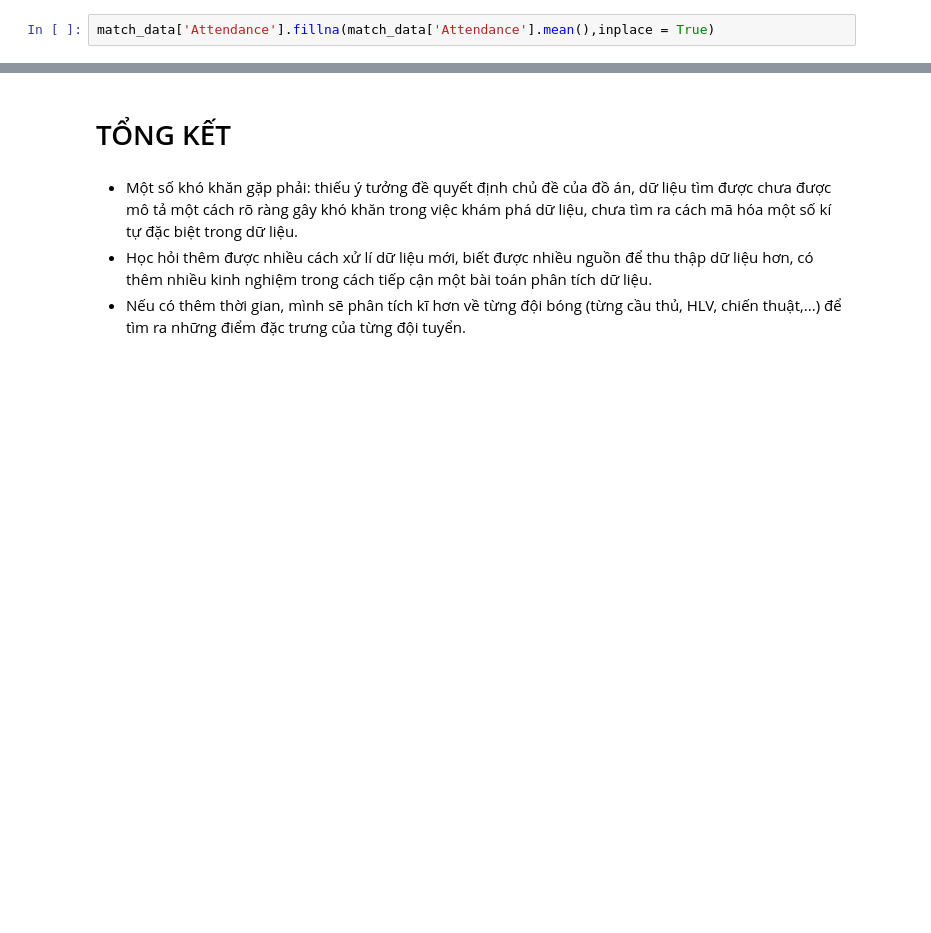
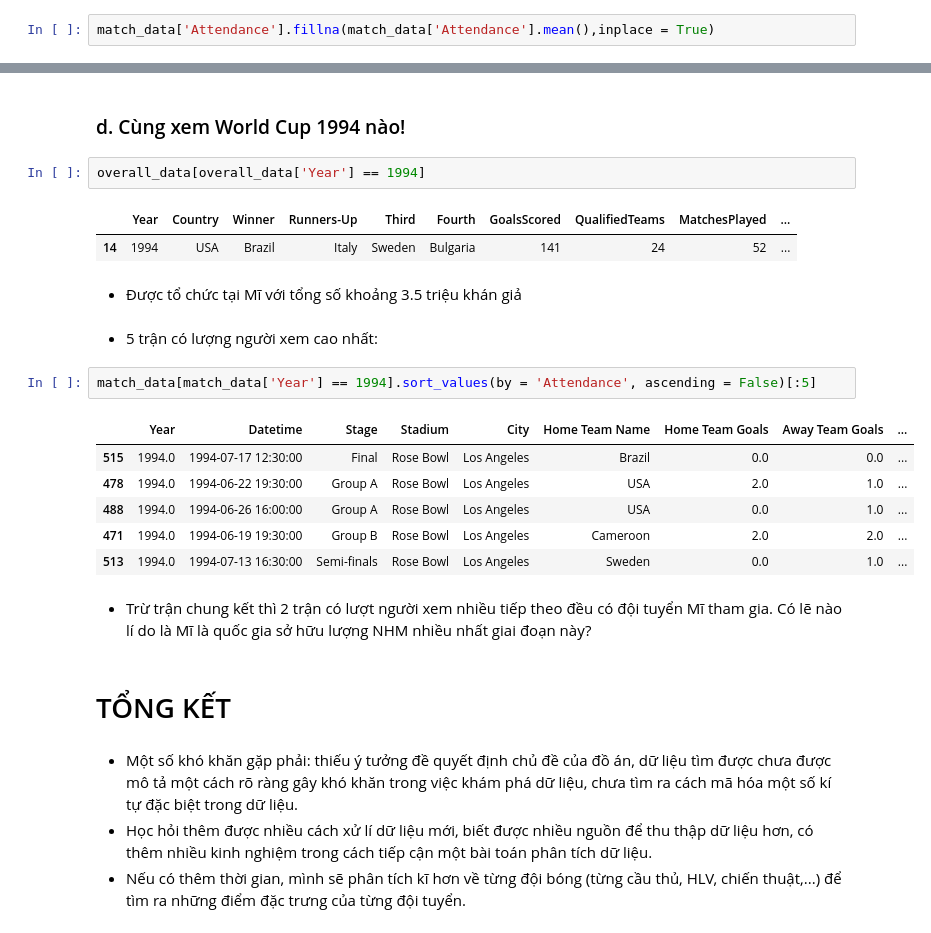
Before and after one commit to logacc99/LTKHDL_FinalProject, a Jupyter notebook: 1712174-NguyenGiaThuan.ipynb, the cells around one changed output, grey strips where cells are left out. Cells and saved outputs as stored; diff of their text form; blank space fills up the shorter version.

```diff
--- a/1712174-NguyenGiaThuan.ipynb
+++ b/1712174-NguyenGiaThuan.ipynb
@@ -384,3 +408,25 @@ ax.plot(avg_attendance.index, avg_attendance[:], marker = 'o')
+# %% [markdown]
+### d. Cùng xem World Cup 1994 nào!
+# %%
+overall_data[overall_data['Year'] == 1994]
+# %% [output]
+|  | Year | Country | Winner | Runners-Up | Third | Fourth | GoalsScored | QualifiedTeams | MatchesPlayed | ... |
+| 14 | 1994 | USA | Brazil | Italy | Sweden | Bulgaria | 141 | 24 | 52 | ... |
+# %% [markdown]
+- Được tổ chức tại Mĩ với tổng số khoảng 3.5 triệu khán giả
+# %% [markdown]
+- 5 trận có lượng người xem cao nhất:
+# %%
+match_data[match_data['Year'] == 1994].sort_values(by = 'Attendance', ascending = False)[:5]
+# %% [output]
+|  | Year | Datetime | Stage | Stadium | City | Home Team Name | Home Team Goals | Away Team Goals | ... |
+| 515 | 1994.0 | 1994-07-17 12:30:00 | Final | Rose Bowl | Los Angeles | Brazil | 0.0 | 0.0 | ... |
+| 478 | 1994.0 | 1994-06-22 19:30:00 | Group A | Rose Bowl | Los Angeles | USA | 2.0 | 1.0 | ... |
+| 488 | 1994.0 | 1994-06-26 16:00:00 | Group A | Rose Bowl | Los Angeles | USA | 0.0 | 1.0 | ... |
+| 471 | 1994.0 | 1994-06-19 19:30:00 | Group B | Rose Bowl | Los Angeles | Cameroon | 2.0 | 2.0 | ... |
+| 513 | 1994.0 | 1994-07-13 16:30:00 | Semi-finals | Rose Bowl | Los Angeles | Sweden | 0.0 | 1.0 | ... |
+# %% [markdown]
+- Trừ trận chung kết thì 2 trận có lượt người xem nhiều tiếp theo đều có đội tuyển Mĩ tham gia. Có lẽ nào lí do là Mĩ là quốc gia sở hữu lượng NHM nhiều nhất giai đoạn này?
 # %% [markdown]
 # TỔNG KẾT
 # %% [markdown]
```
Also changed, not shown: parts of 21 cells of this notebook.
